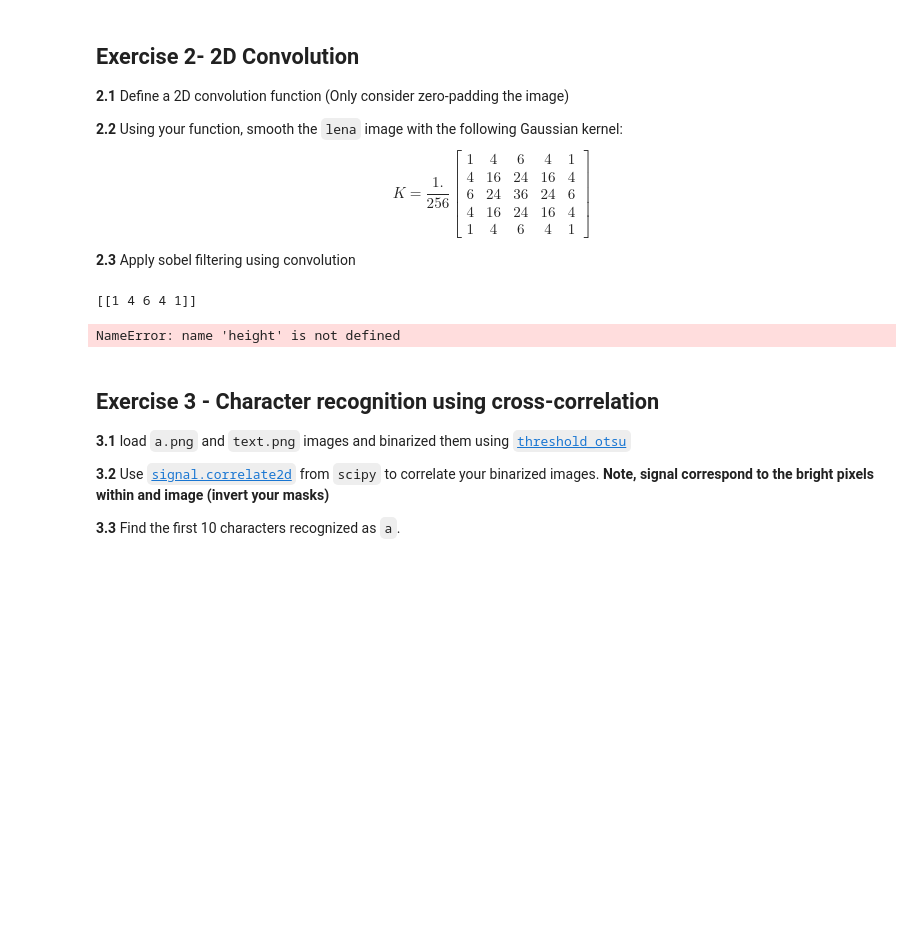
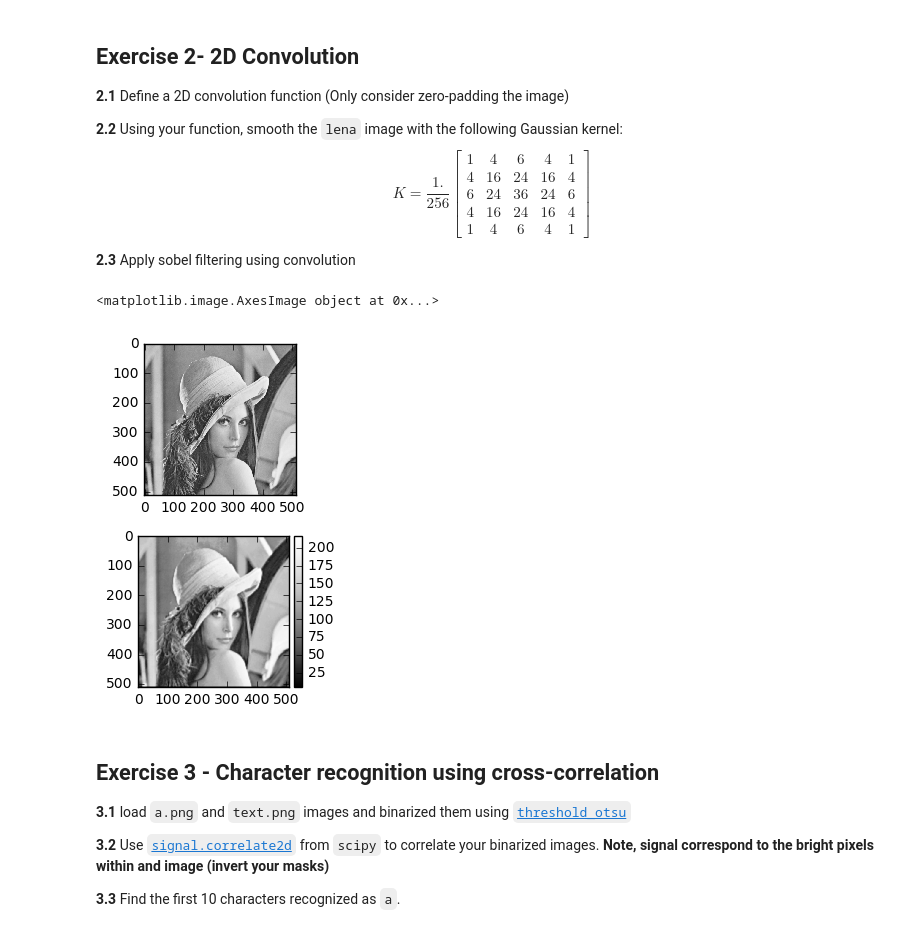
Before and after one commit to savinienb/DSP-TP-1617, a Jupyter notebook: Lab3/python/Lab3.ipynb, the cells around one changed output. Cells and saved outputs as stored; diff of their text form; code cells hidden in the pictures; blank space fills up the shorter version.

```diff
--- a/Lab3/python/Lab3.ipynb
+++ b/Lab3/python/Lab3.ipynb
@@ -74,21 +82,3 @@ H=[0,1,2,3,4,0,1,2,3,4,0,1,2,3,4]
 $$ K = \frac{1.}{256}\begin{bmatrix} 1 & 4 & 6 & 4 & 1 \\ 4 & 16 & 24 & 16 & 4 \\ 6 & 24 & 36 & 24 & 6 \\ 4 & 16 & 24 & 16 & 4 \\ 1 & 4 & 6 & 4 & 1 \end{bmatrix}$$
 
 **2.3** Apply sobel filtering using convolution
-# %%
-
-kernel_in=np.matrix('1 4 6 4 1; 4 16 24 16 4;4 16 24 16 4;1 4 6 4 1')
-
-print(kernel_in[0][0])
-
-result=np.zeros(height+kernel-1,width+kernel-1)
-temporary=0
-for h in range(0,heigh):
-    for j in range (0,widht):
-
-        for i in range (0,kernel):
-            for n in range (0,kernel):
-                result[h][w]=result[h-(kernel-1)/2+i][j-(kernel-1)/2+n]*kernel_in[i][n]+result[h][w]
-                                    #add a shifting in the matrix each time that multiply by a new x[i]
-# %% [output]
-[[1 4 6 4 1]]
-NameError: name 'height' is not defined
@@ -95,3 +120,14 @@ NameError: name 'height' is not defined
+# %%
+
+plt.figure
+plt.subplot(2,1,1)
+io.imshow(image,cmap='Greys_r')
+
+plt.subplot(2,1,2)
+io.imshow(result,cmap='Greys_r')
+# %% [output]
+<matplotlib.image.AxesImage object at 0x...>
+[figure, added]
 # %% [markdown]
 ## Exercise 3 - Character recognition using cross-correlation
 
```
Also changed, not shown: parts of 6 cells of this notebook.
